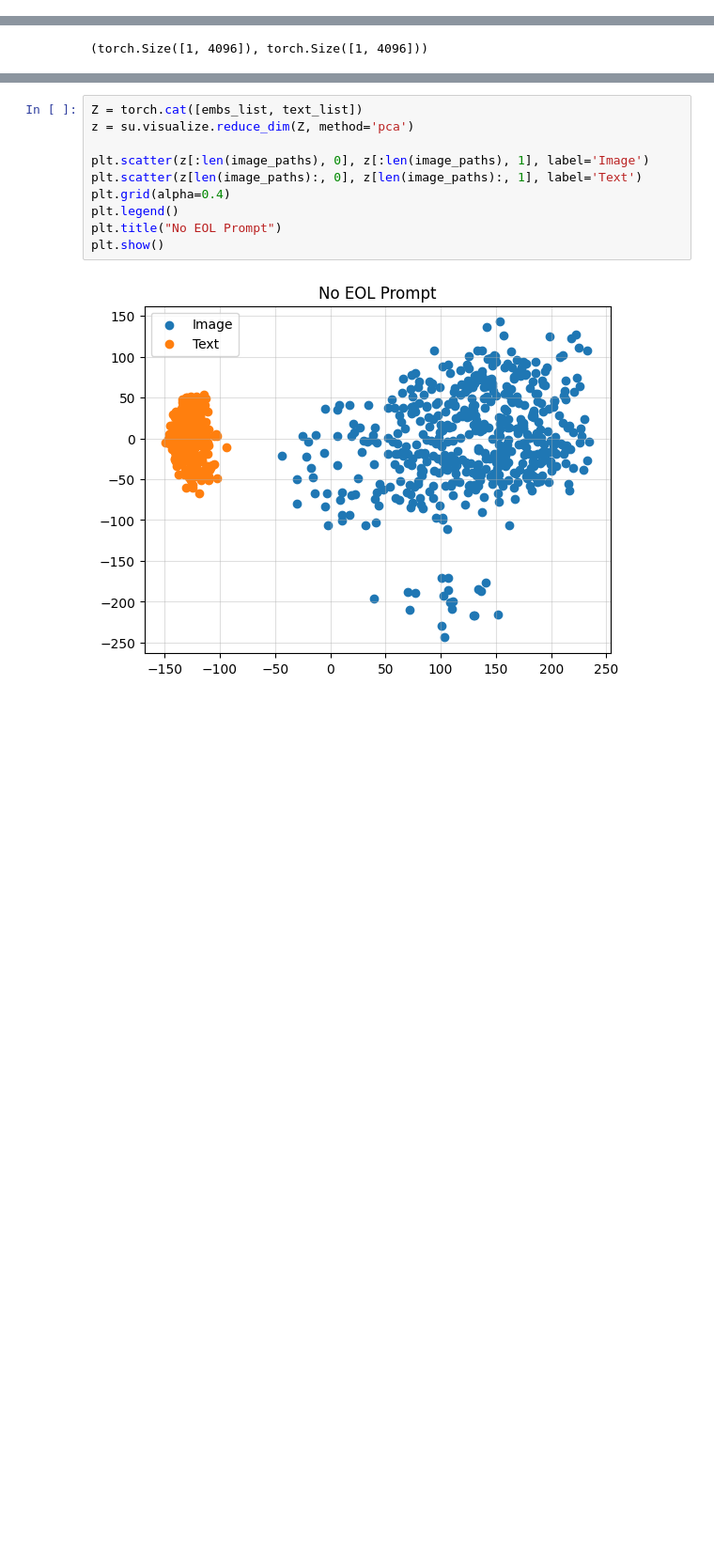
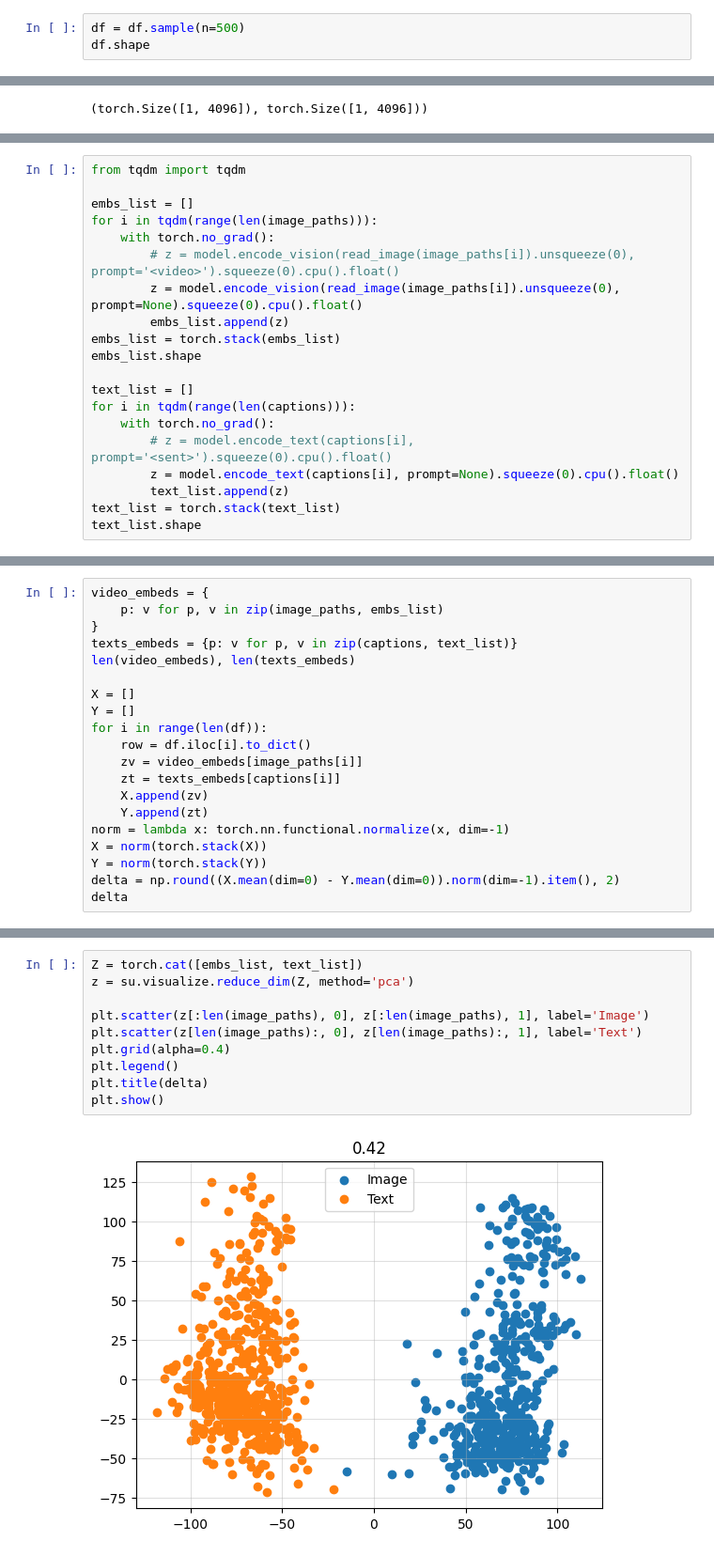
Before and after one commit to bpiyush/CaReBench, a Jupyter notebook: mllm4emb/reproduce_e5v.ipynb, the cells around one changed output, grey strips where cells are left out. Shown at 94% size. Saved outputs shown, nothing was run; the diff lists cells and outputs as text; blank space fills up the shorter version.

```diff
--- a/mllm4emb/reproduce_e5v.ipynb
+++ b/mllm4emb/reproduce_e5v.ipynb
@@ -44,3 +70,6 @@ df.shape, df.iloc[0].to_dict()
   'id': 7020,
   'video_path': '/scratch/shared/beegfs/piyush/datasets/MSRVTT/videos/all//video7020.mp4',
   'image_path': '/scratch/shared/beegfs/piyush/datasets/MSRVTT/videos/mid_frames//video7020.png'})
+# %%
+df = df.sample(n=500)
+df.shape
@@ -431,0 +393,20 @@ torch.Size([500, 3584])
+# %%
+from tqdm import tqdm
+
+embs_list = []
+for i in tqdm(range(len(image_paths))):
+    with torch.no_grad():
+        # z = model.encode_vision(read_image(image_paths[i]).unsqueeze(0), prompt='<video>').squeeze(0).cpu().float()
+        z = model.encode_vision(read_image(image_paths[i]).unsqueeze(0), prompt=None).squeeze(0).cpu().float()
+        embs_list.append(z)
+embs_list = torch.stack(embs_list)
+embs_list.shape
+
+text_list = []
+for i in tqdm(range(len(captions))):
+    with torch.no_grad():
+        # z = model.encode_text(captions[i], prompt='<sent>').squeeze(0).cpu().float()
+        z = model.encode_text(captions[i], prompt=None).squeeze(0).cpu().float()
+        text_list.append(z)
+text_list = torch.stack(text_list)
+text_list.shape
@@ -431,0 +415,20 @@ torch.Size([500, 3584])
+# %%
+video_embeds = {
+    p: v for p, v in zip(image_paths, embs_list)
+}
+texts_embeds = {p: v for p, v in zip(captions, text_list)}
+len(video_embeds), len(texts_embeds)
+
+X = []
+Y = []
+for i in range(len(df)):
+    row = df.iloc[i].to_dict()
+    zv = video_embeds[image_paths[i]]
+    zt = texts_embeds[captions[i]]
+    X.append(zv)
+    Y.append(zt)
+norm = lambda x: torch.nn.functional.normalize(x, dim=-1)
+X = norm(torch.stack(X))
+Y = norm(torch.stack(Y))
+delta = np.round((X.mean(dim=0) - Y.mean(dim=0)).norm(dim=-1).item(), 2)
+delta
@@ -432,12 +437,12 @@ torch.Size([500, 3584])
 # %%
 Z = torch.cat([embs_list, text_list])
 z = su.visualize.reduce_dim(Z, method='pca')
 
 plt.scatter(z[:len(image_paths), 0], z[:len(image_paths), 1], label='Image')
 plt.scatter(z[len(image_paths):, 0], z[len(image_paths):, 1], label='Text')
 plt.grid(alpha=0.4)
 plt.legend()
-plt.title("No EOL Prompt")
+plt.title(delta)
 plt.show()
 # %% [output]
-[figure, old version]
+[figure, new version]
```
Also changed, not shown: parts of 26 cells of this notebook.
